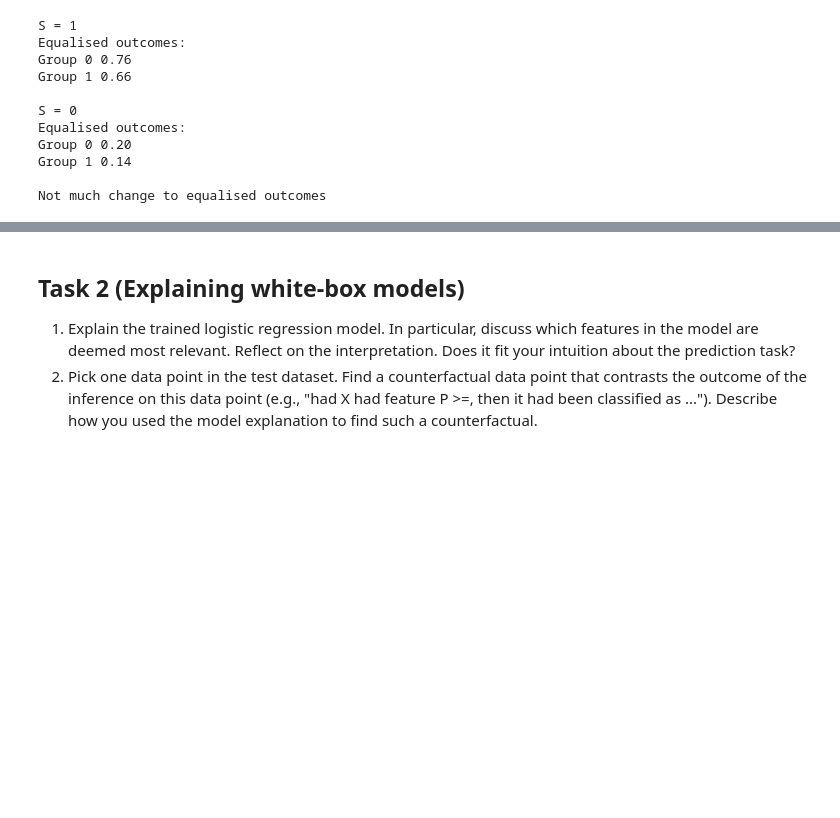
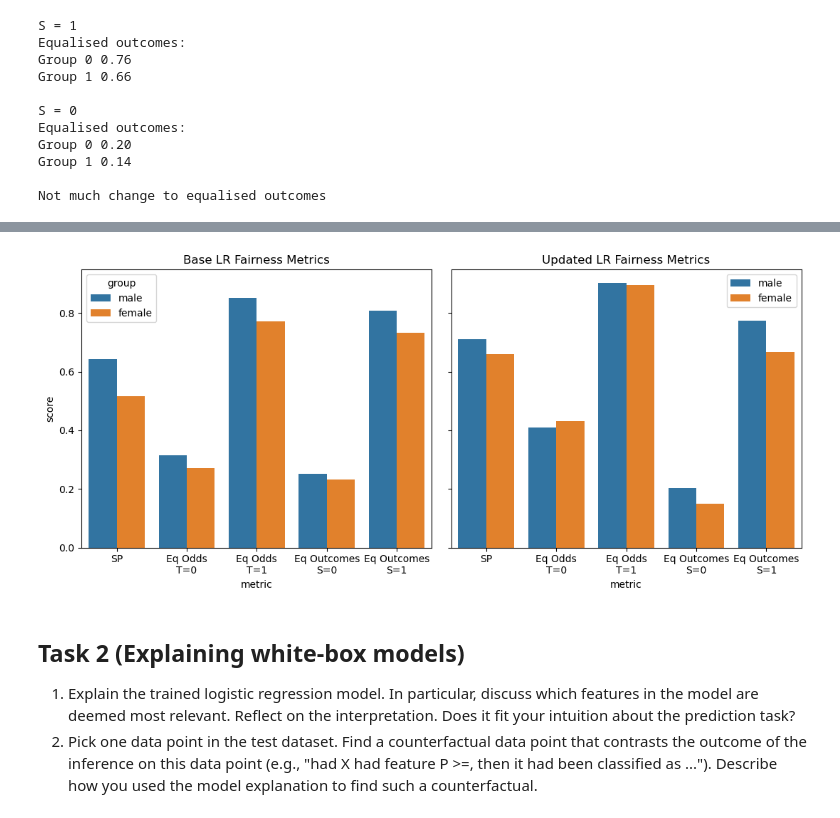
Before and after one commit to Xannadoo/Algorithmic_Fairness_Mandatories, a Jupyter notebook: Mandatory_1/afae24-assignment.ipynb, the cells around one changed output, grey strips where cells are left out. Drawn from its saved outputs; the diff is of its cells as text; code cells hidden in the pictures; blank space fills up the shorter version.

```diff
--- a/Mandatory_1/afae24-assignment.ipynb
+++ b/Mandatory_1/afae24-assignment.ipynb
@@ -714,3 +642,19 @@ Group 0 0.20
 Group 1 0.14
 
 Not much change to equalised outcomes
+# %%
+# Alternate methods to find thresholds
+
+fpr_min = np.inf
+tpr_min = np.inf
+
+g0_thresh = 0.5
+g1_thresh = 0.5
+
+for i in range(len(fpr_diff)):
+    if (fpr_diff[i] <= fpr_min) and (tpr_diff[i] <= tpr_min):
+        fpr_min, tpr_min = fpr_diff[i], tpr_diff[i]
+        g0_thresh, g1_thresh = thresholds[i]
+        n = i
+
+round(g0_thresh, 3), round(g1_thresh,3), n # values are rounded here for readability
@@ -716,0 +701,3 @@ Not much change to equalised outcomes
+# %%
+LRmetric_fair = fairness_df(metric_names, metric_scores(df=df_fair))
+LRmetric_fair
@@ -716,0 +716,30 @@ Not much change to equalised outcomes
+# %%
+_, ax = plt.subplots(1,2, figsize=(11,5), sharey=True)
+
+sns.barplot(data = LRmetric,
+            x = 'metric',
+            y = 'score',
+            hue="group",
+            ax=ax[0]
+            )
+
+sns.barplot(data = LRmetric_fair,
+            x = 'metric',
+            y = 'score',
+            hue="group",
+            ax=ax[1]
+            )
+
+plt.legend()
+ax[0].set_title("Base LR Fairness Metrics")
+ax[1].set_title("Updated LR Fairness Metrics")
+
+ax[0].set_xticks([0,1,2,3,4], ['SP', f'Eq Odds\nT=0', f'Eq Odds\nT=1', f'Eq Outcomes\nS=0', f'Eq Outcomes\nS=1'])
+ax[1].set_xticks([0,1,2,3,4], ['SP', f'Eq Odds\nT=0', f'Eq Odds\nT=1', f'Eq Outcomes\nS=0', f'Eq Outcomes\nS=1'])
+
+plt.tight_layout()
+#plt.savefig("img/fairness_checks_bars_updatedLR.png", format="png")
+
+plt.show()
+# %% [output]
+[figure, added]
```
Also changed, not shown: parts of 31 cells of this notebook, 11 other files.
